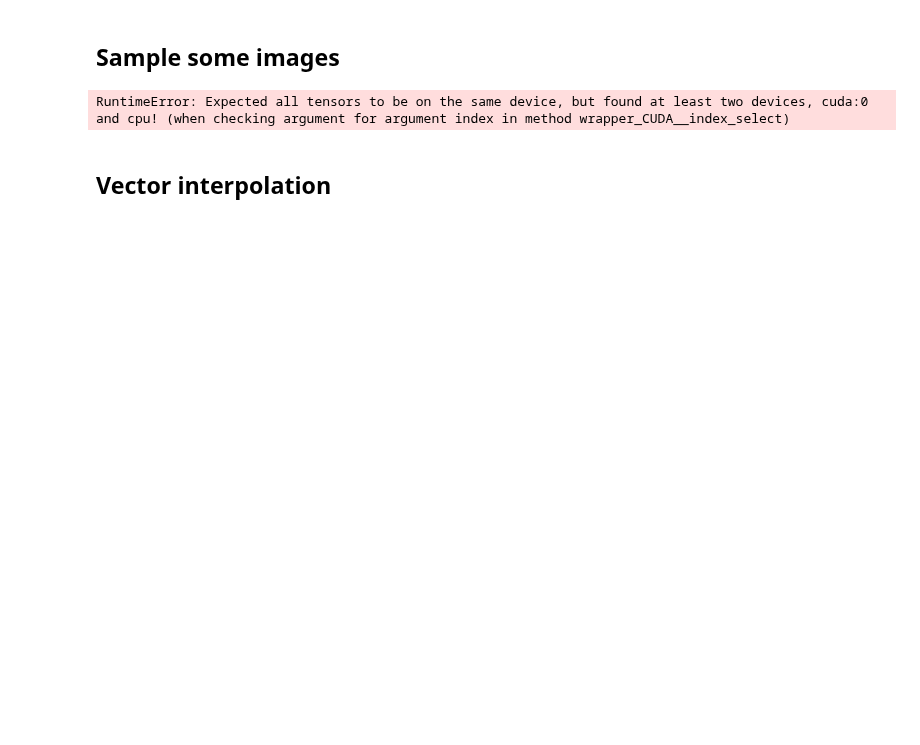
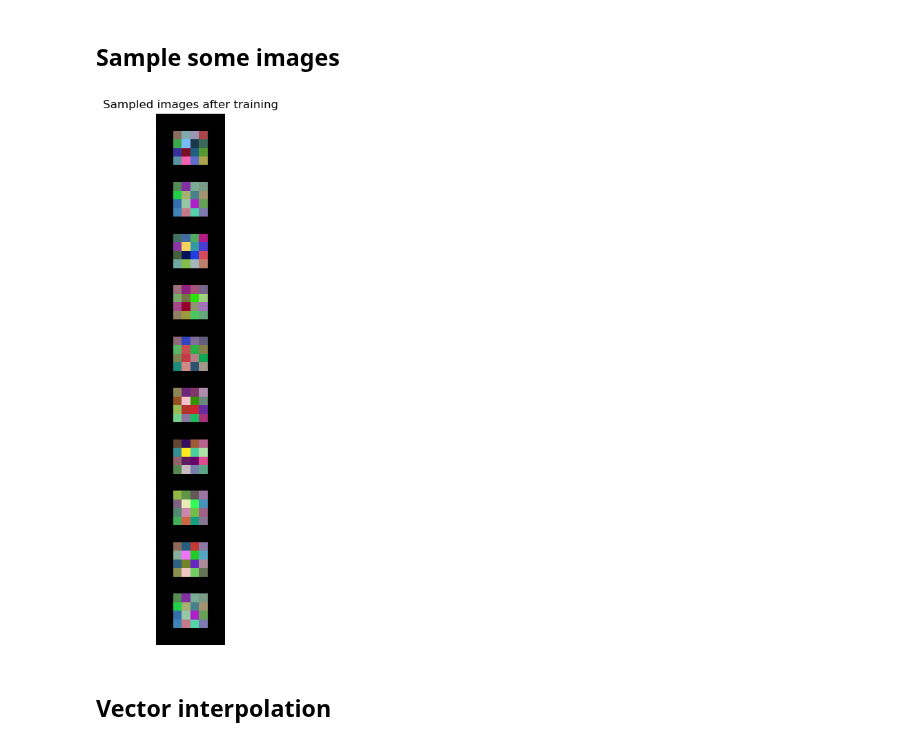
Before and after one commit to a-kori/vae_vq-vae, a Jupyter notebook: VQ-VAE/vqvae-train.ipynb, the cells around one changed output. Saved outputs shown, nothing was run; the diff lists cells and outputs as text; code cells hidden in the pictures; blank space fills up the shorter version.

```diff
--- a/VQ-VAE/vqvae-train.ipynb
+++ b/VQ-VAE/vqvae-train.ipynb
@@ -211,10 +213,16 @@ Epoch:  1/  1  Batch:  1201  Total Loss:  6294.77  VQ Loss:  2.08991  Recon Loss
 # %%
 # Sample some VQ-VAE-generated images
 vqvae = networks.VQVAE(input_channels=input_channels, emb_dim=embedding_dimension, n_embed=number_embedding_vectors, beta=beta).to(device)
 samples = vqvae.sample(10)
-print(samples.shape)
+grid = make_grid(samples.cpu(), nrow=10, normalize=True)  # Move the tensor to CPU
+np_img = grid.numpy()
+plt.figure(figsize=(10, 10))
+plt.imshow(np.transpose(np_img, (1, 2, 0)))
+plt.title(f'Sampled images after training')
+plt.axis('off')
+plt.show()
 # %% [output]
-RuntimeError: Expected all tensors to be on the same device, but found at least two devices, cuda:0 and cpu! (when checking argument for argument index in method wrapper_CUDA__index_select)
+[figure, added]
 # %% [markdown]
 ## Vector interpolation
 # %%
```
Also changed, not shown: parts of 3 cells of this notebook, 1 other file.
